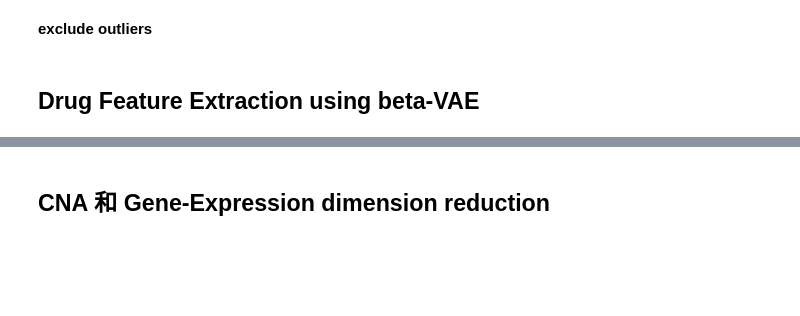
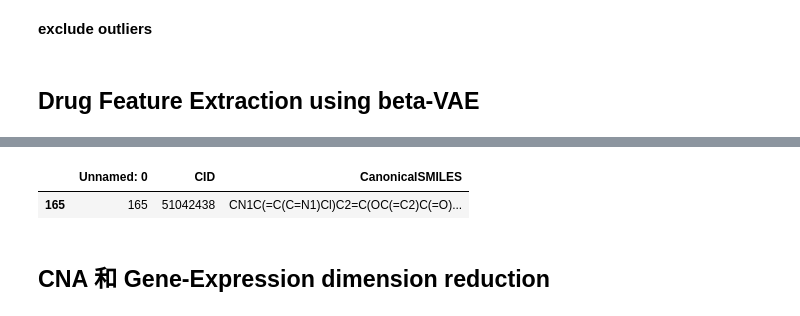
Before and after one commit to mglnbk/MGNet, a Jupyter notebook: data_handler.ipynb, the cells around one changed output, grey strips where cells are left out. Drawn from its saved outputs; the diff is of its cells as text; code cells hidden in the pictures; blank space fills up the shorter version.

```diff
--- a/data_handler.ipynb
+++ b/data_handler.ipynb
@@ -291 +293,6 @@ z_mean, _ = vae.encoder.predict([drug_AdjacencyTensor[:1000], drug_FeatureTensor
+# %%
+df[df['CID'].duplicated()]
+# %% [output]
+|  | Unnamed: 0 | CID | CanonicalSMILES |
+| 165 | 165 | 51042438 | CN1C(=C(C=N1)Cl)C2=C(OC(=C2)C(=O)... |
 # %%
```
Also changed, not shown: parts of 5 cells of this notebook, 13 other files.
